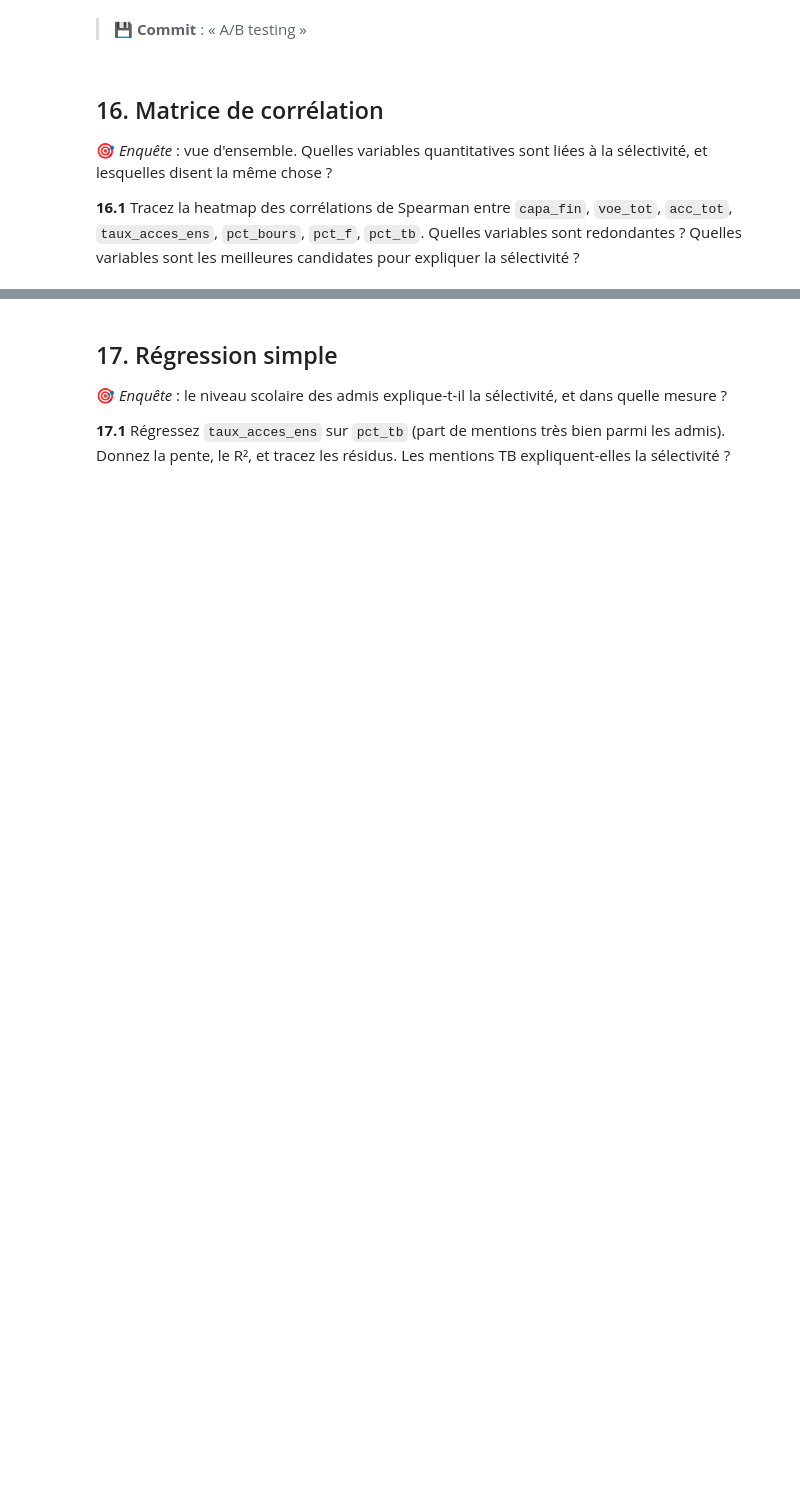
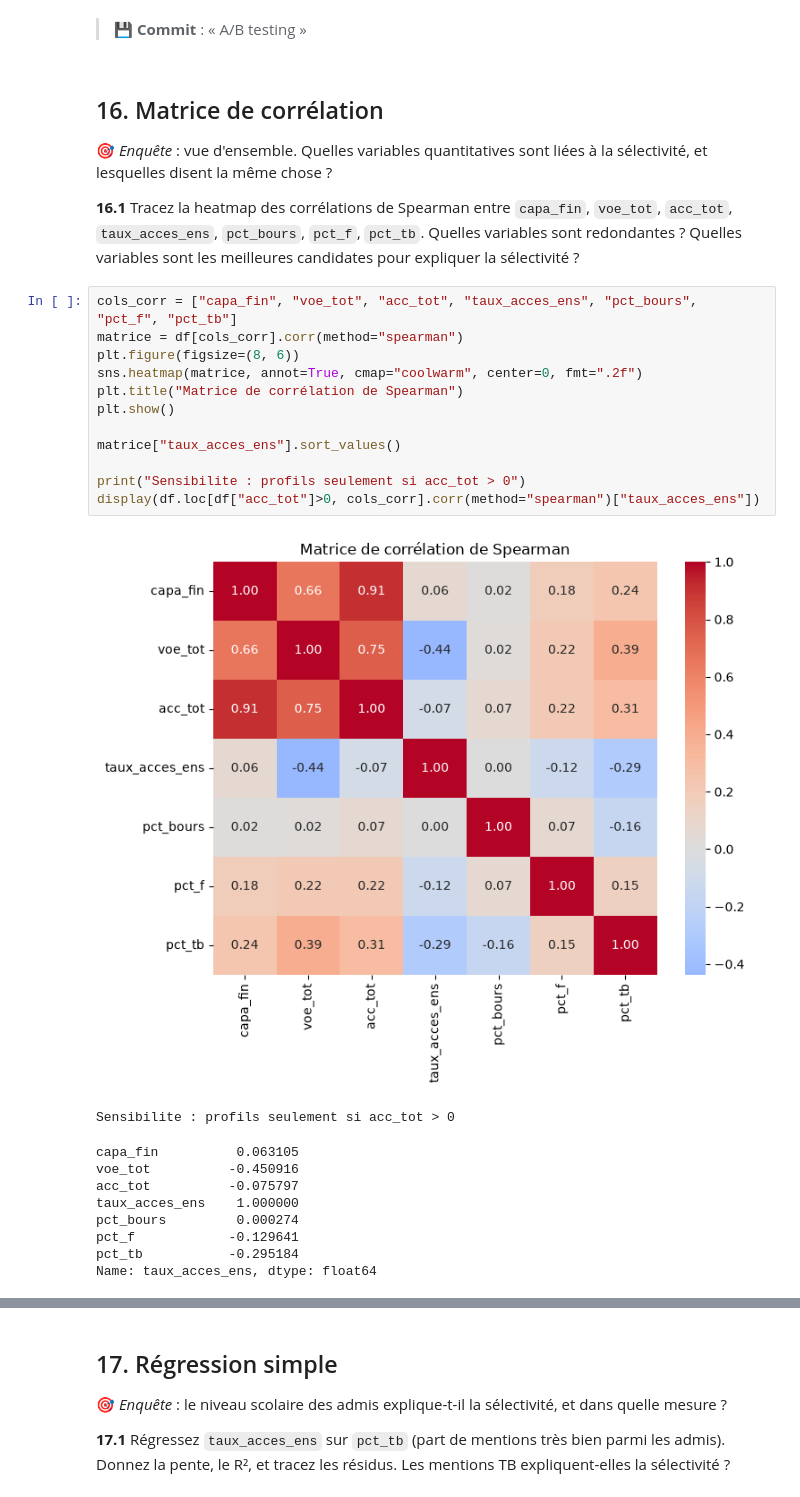
Before and after one commit to Anaisblk/Analyse-Parcoursup, a Jupyter notebook: TP_Parcoursup (1).ipynb, the cells around one changed output, grey strips where cells are left out. Saved outputs shown, nothing was run; the diff lists cells and outputs as text; blank space fills up the shorter version.

```diff
--- a/TP_Parcoursup (1).ipynb
+++ b/TP_Parcoursup (1).ipynb
@@ -1023,4 +1023,27 @@ L'effet réel est de +2 points (+10 % relatif). Plus l'échantillon grandit, plu
 🎯 *Enquête* : vue d'ensemble. Quelles variables quantitatives sont liées à la sélectivité, et lesquelles disent la même chose ?
 
 **16.1** Tracez la heatmap des corrélations de Spearman entre `capa_fin`, `voe_tot`, `acc_tot`, `taux_acces_ens`, `pct_bours`, `pct_f`, `pct_tb`. Quelles variables sont redondantes ? Quelles variables sont les meilleures candidates pour expliquer la sélectivité ?
+# %%
+cols_corr = ["capa_fin", "voe_tot", "acc_tot", "taux_acces_ens", "pct_bours", "pct_f", "pct_tb"]
+matrice = df[cols_corr].corr(method="spearman")
+plt.figure(figsize=(8, 6))
+sns.heatmap(matrice, annot=True, cmap="coolwarm", center=0, fmt=".2f")
+plt.title("Matrice de corrélation de Spearman")
+plt.show()
+
+matrice["taux_acces_ens"].sort_values()
+
+print("Sensibilite : profils seulement si acc_tot > 0")
+display(df.loc[df["acc_tot"]>0, cols_corr].corr(method="spearman")["taux_acces_ens"])
+# %% [output]
+[figure, added]
+Sensibilite : profils seulement si acc_tot > 0
+capa_fin          0.063105
+voe_tot          -0.450916
+acc_tot          -0.075797
+taux_acces_ens    1.000000
+pct_bours         0.000274
+pct_f            -0.129641
+pct_tb           -0.295184
+Name: taux_acces_ens, dtype: float64
 # %% [markdown]
```
Also changed, not shown: parts of 5 cells of this notebook.
